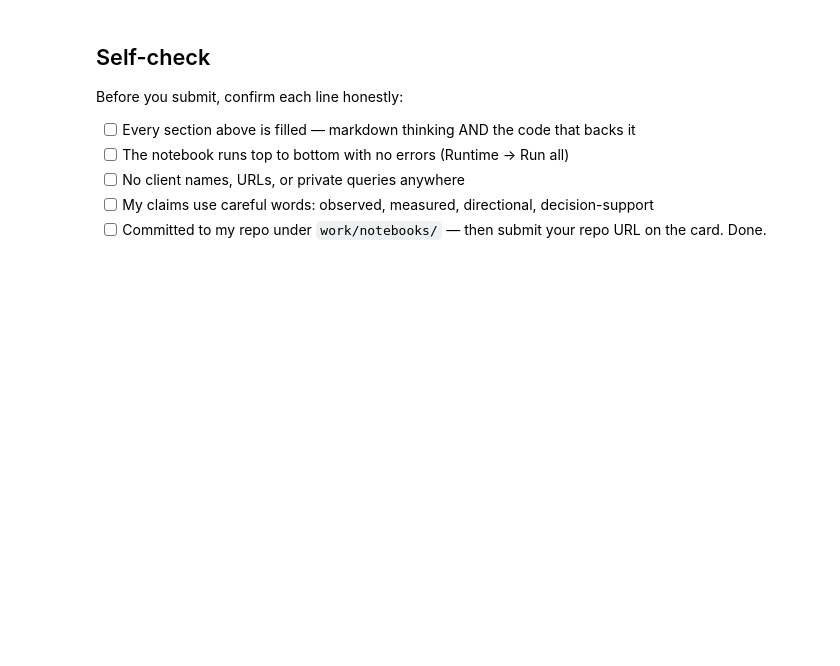
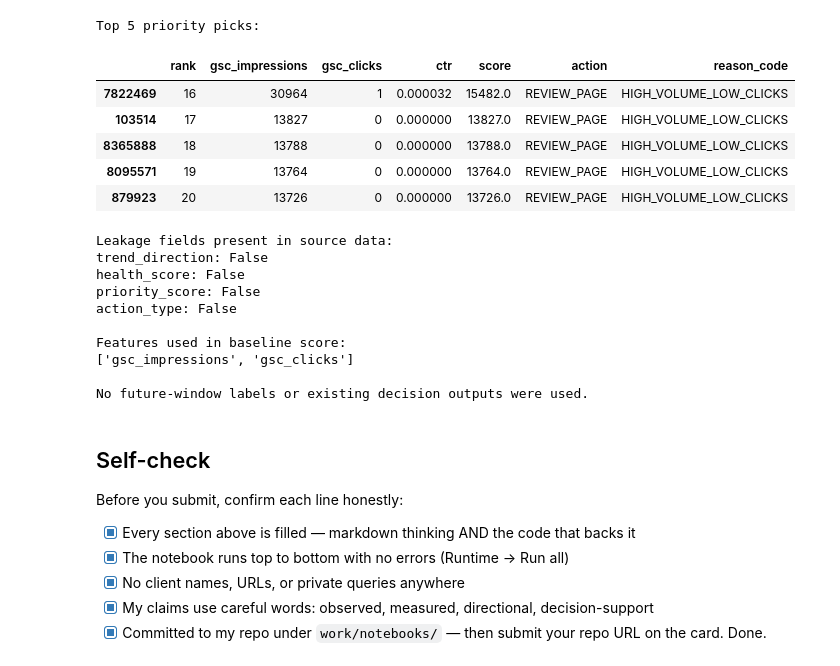
Before and after one commit to Tanzina-Aranya-Islam/flyrank-ml-internship, a Jupyter notebook: work/notebooks/w04_baseline_score.ipynb, the cells around one changed output. Cells and saved outputs as stored; diff of their text form; code cells hidden in the pictures; blank space fills up the shorter version.

```diff
--- a/work/notebooks/w04_baseline_score.ipynb
+++ b/work/notebooks/w04_baseline_score.ipynb
@@ -37,10 +331,65 @@ This skeleton is yours to fill. Work the sections **in order** — each one has
+# %%
+# This cell is for CODE (numbers, a query, a check).
+# Write your text answer in the cell ABOVE this one — typing sentences here breaks Run All.
+# Section 4 — Weak picks + leakage check
+
+print("Top 5 priority picks:")
+display(
+    review_top20.tail(5)[
+        [
+            "rank",
+            "gsc_impressions",
+            "gsc_clicks",
+            "ctr",
+            "score",
+            "action",
+            "reason_code"
+        ]
+    ]
+)
+
+# Check for leakage fields
+leakage_fields = [
+    "trend_direction",
+    "health_score",
+    "priority_score",
+    "action_type"
+]
+
+print("\nLeakage fields present in source data:")
+
+for field in leakage_fields:
+    print(f"{field}: {field in df_march.columns}")
+
+print("\nFeatures used in baseline score:")
+print(["gsc_impressions", "gsc_clicks"])
+
+print("\nNo future-window labels or existing decision outputs were used.")
+# %% [output]
+Top 5 priority picks:
+|  | rank | gsc_impressions | gsc_clicks | ctr | score | action | reason_code |
+| 7822469 | 16 | 30964 | 1 | 0.000032 | 15482.0 | REVIEW_PAGE | HIGH_VOLUME_LOW_CLICKS |
+| 103514 | 17 | 13827 | 0 | 0.000000 | 13827.0 | REVIEW_PAGE | HIGH_VOLUME_LOW_CLICKS |
+| 8365888 | 18 | 13788 | 0 | 0.000000 | 13788.0 | REVIEW_PAGE | HIGH_VOLUME_LOW_CLICKS |
+| 8095571 | 19 | 13764 | 0 | 0.000000 | 13764.0 | REVIEW_PAGE | HIGH_VOLUME_LOW_CLICKS |
+| 879923 | 20 | 13726 | 0 | 0.000000 | 13726.0 | REVIEW_PAGE | HIGH_VOLUME_LOW_CLICKS |
+Leakage fields present in source data:
+trend_direction: False
+health_score: False
+priority_score: False
+action_type: False
+
+Features used in baseline score:
+['gsc_impressions', 'gsc_clicks']
+
+No future-window labels or existing decision outputs were used.
 # %% [markdown]
 ## Self-check
 
 Before you submit, confirm each line honestly:
 
-- [ ] Every section above is filled — markdown thinking AND the code that backs it
-- [ ] The notebook runs top to bottom with no errors (Runtime → Run all)
-- [ ] No client names, URLs, or private queries anywhere
-- [ ] My claims use careful words: observed, measured, directional, decision-support
-- [ ] Committed to my repo under `work/notebooks/` — then submit your repo URL on the card. Done.
+- [X] Every section above is filled — markdown thinking AND the code that backs it
+- [X] The notebook runs top to bottom with no errors (Runtime → Run all)
+- [X] No client names, URLs, or private queries anywhere
+- [X] My claims use careful words: observed, measured, directional, decision-support
+- [X] Committed to my repo under `work/notebooks/` — then submit your repo URL on the card. Done.
```
Also changed, not shown: parts of 15 cells of this notebook.
